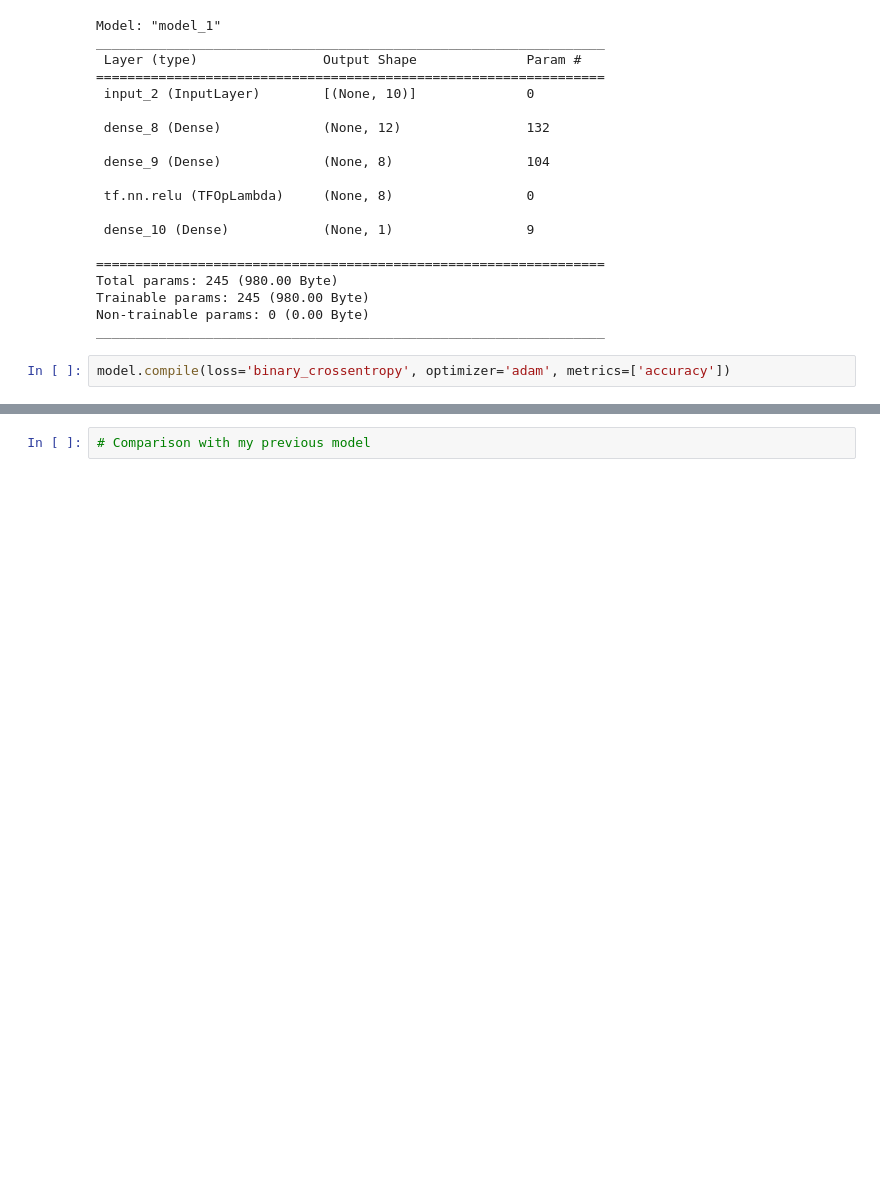
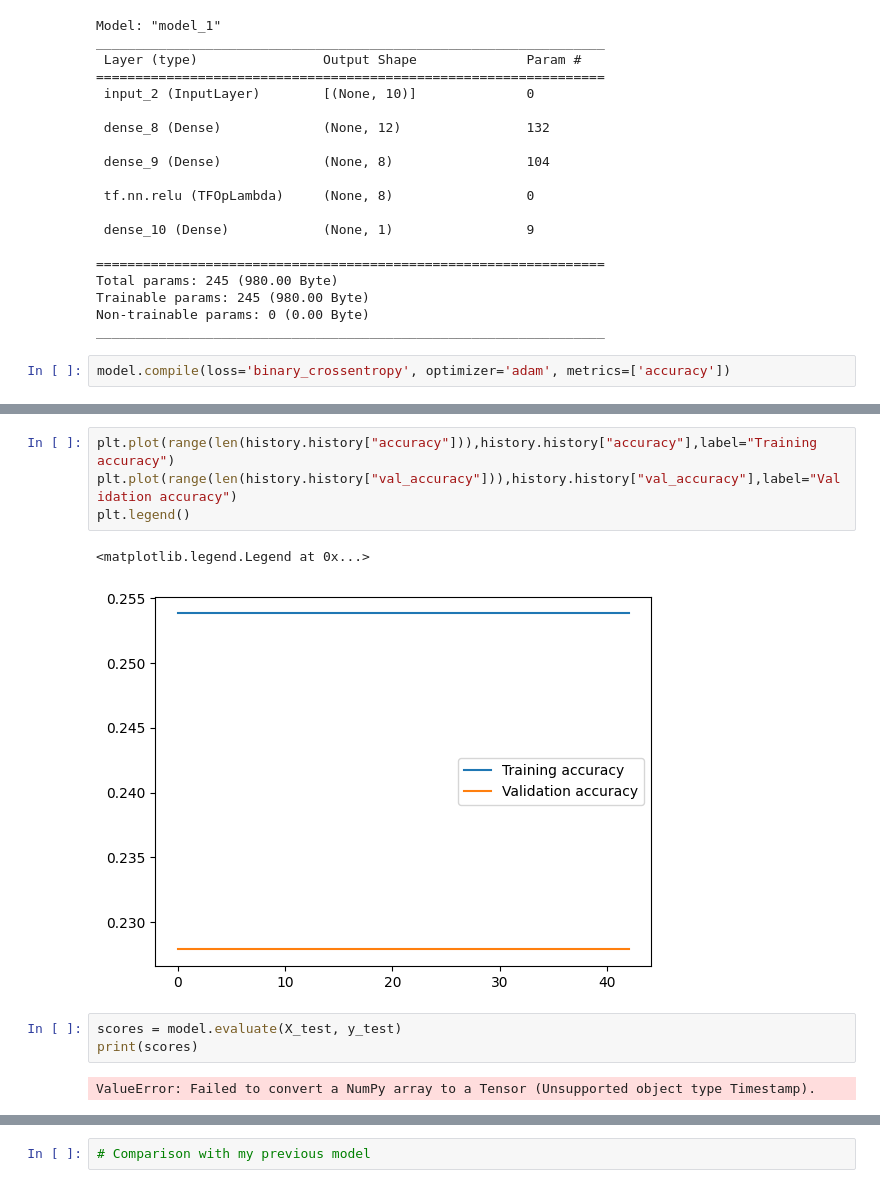
Before and after one commit to SahithiMut/DATA.4380.Spring.2024, a Jupyter notebook: HW_2.ipynb, the cells around one changed output, grey strips where cells are left out. Cells and saved outputs as stored; diff of their text form; blank space fills up the shorter version.

```diff
--- a/HW_2.ipynb
+++ b/HW_2.ipynb
@@ -753,0 +730,12 @@ df = df.drop(columns=['Class'])
+# %%
+plt.plot(range(len(history.history["accuracy"])),history.history["accuracy"],label="Training accuracy")
+plt.plot(range(len(history.history["val_accuracy"])),history.history["val_accuracy"],label="Validation accuracy")
+plt.legend()
+# %% [output]
+<matplotlib.legend.Legend at 0x...>
+[figure, added]
+# %%
+scores = model.evaluate(X_test, y_test)
+print(scores)
+# %% [output]
+ValueError: Failed to convert a NumPy array to a Tensor (Unsupported object type Timestamp).
```
Also changed, not shown: parts of 24 cells of this notebook.
